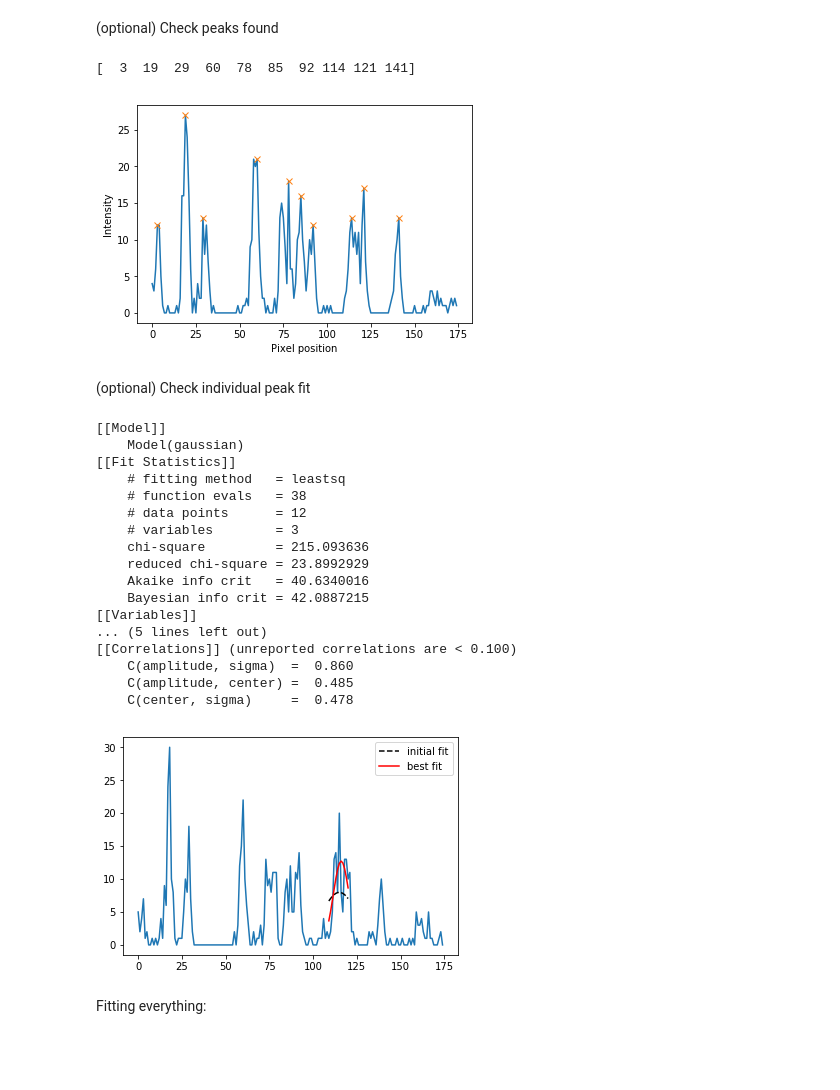
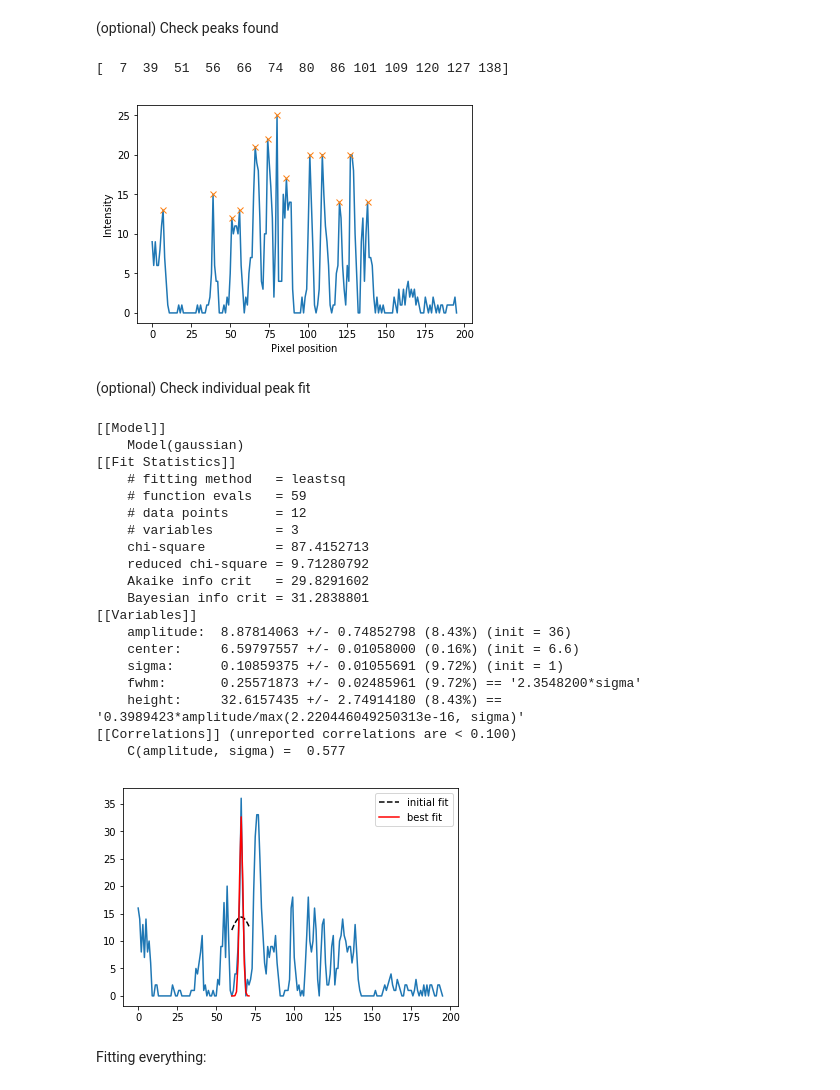
Before and after one commit to ccarcam1/JHU_c-trap, a Jupyter notebook: analysis/kymo-trace.ipynb, the cells around one changed output. Cells and saved outputs as stored; diff of their text form; code cells hidden in the pictures; blank space fills up the shorter version.

```diff
--- a/analysis/kymo-trace.ipynb
+++ b/analysis/kymo-trace.ipynb
@@ -18,7 +18,7 @@ Parameters:
 #finding files
 #seems like having issues with named file formats
 
-k='3'
+k='6'
 dire= '/mnt/d/OneDrive - Johns Hopkins University/Ha_CCarcamo/Data/C_Trap/2019-08-27_SWR1_ATP/h5/'
 filename= glob.glob(dire + ("* {}.*h5").format(k))
 print(filename)
@@ -115,52 +115,54 @@ plt.ylabel('Intensity')
 
 print(pklst[n])
 # %% [output]
-[  3  19  29  60  78  85  92 114 121 141]
+[  7  39  51  56  66  74  80  86 101 109 120 127 138]
-[figure, old version]
+[figure, new version]
 # %% [markdown]
 (optional) Check individual peak fit
 # %%
 #[optional]
 #fit the peak(n) of a specified bin(time)
 bnn=0 #bin
-n=6 #peak number
+n=1 #peak number
 
 pkpos=pklst[bnn][n] #peak position frame guess
 ampguess=rgre[bnn][pkpos] #amplitude guess
 
 #data
 x=pos[pkpos-dataspread:pkpos+dataspread]
 y=rgre[bnn][pkpos-dataspread:pkpos+dataspread]
 
 gmod=models.GaussianModel()
 result=gmod.fit(y,x=x,amplitude=ampguess,center=pos[pkpos],sigma=1)
 #print(result.params['amplitude'].value)
 #print(result.params['center'].value)
 print(result.fit_report())
 
 plt.plot(rgre[bnn])
 plt.plot(x*10,result.init_fit,'k--',label='initial fit')
 plt.plot(x*10,result.best_fit,'r-',label='best fit')
 plt.legend(loc='best');
 # %% [output]
 [[Model]]
     Model(gaussian)
 [[Fit Statistics]]
     # fitting method   = leastsq
-    # function evals   = 38
+    # function evals   = 59
     # data points      = 12
     # variables        = 3
-    chi-square         = 215.093636
-    reduced chi-square = 23.8992929
-    Akaike info crit   = 40.6340016
-    Bayesian info crit = 42.0887215
+    chi-square         = 87.4152713
+    reduced chi-square = 9.71280792
+    Akaike info crit   = 29.8291602
+    Bayesian info crit = 31.2838801
 [[Variables]]
-... (5 lines left out)
+    amplitude:  8.87814063 +/- 0.74852798 (8.43%) (init = 36)
+    center:     6.59797557 +/- 0.01058000 (0.16%) (init = 6.6)
+    sigma:      0.10859375 +/- 0.01055691 (9.72%) (init = 1)
+    fwhm:       0.25571873 +/- 0.02485961 (9.72%) == '2.3548200*sigma'
+    height:     32.6157435 +/- 2.74914180 (8.43%) == '0.3989423*amplitude/max(2.220446049250313e-16, sigma)'
 [[Correlations]] (unreported correlations are < 0.100)
-    C(amplitude, sigma)  =  0.860
-    C(amplitude, center) =  0.485
-    C(center, sigma)     =  0.478
+    C(amplitude, sigma) =  0.577
-[figure, old version]
+[figure, new version]
 # %% [markdown]
 Fitting everything:
 # %%
```
Also changed, not shown: parts of 11 cells of this notebook.
